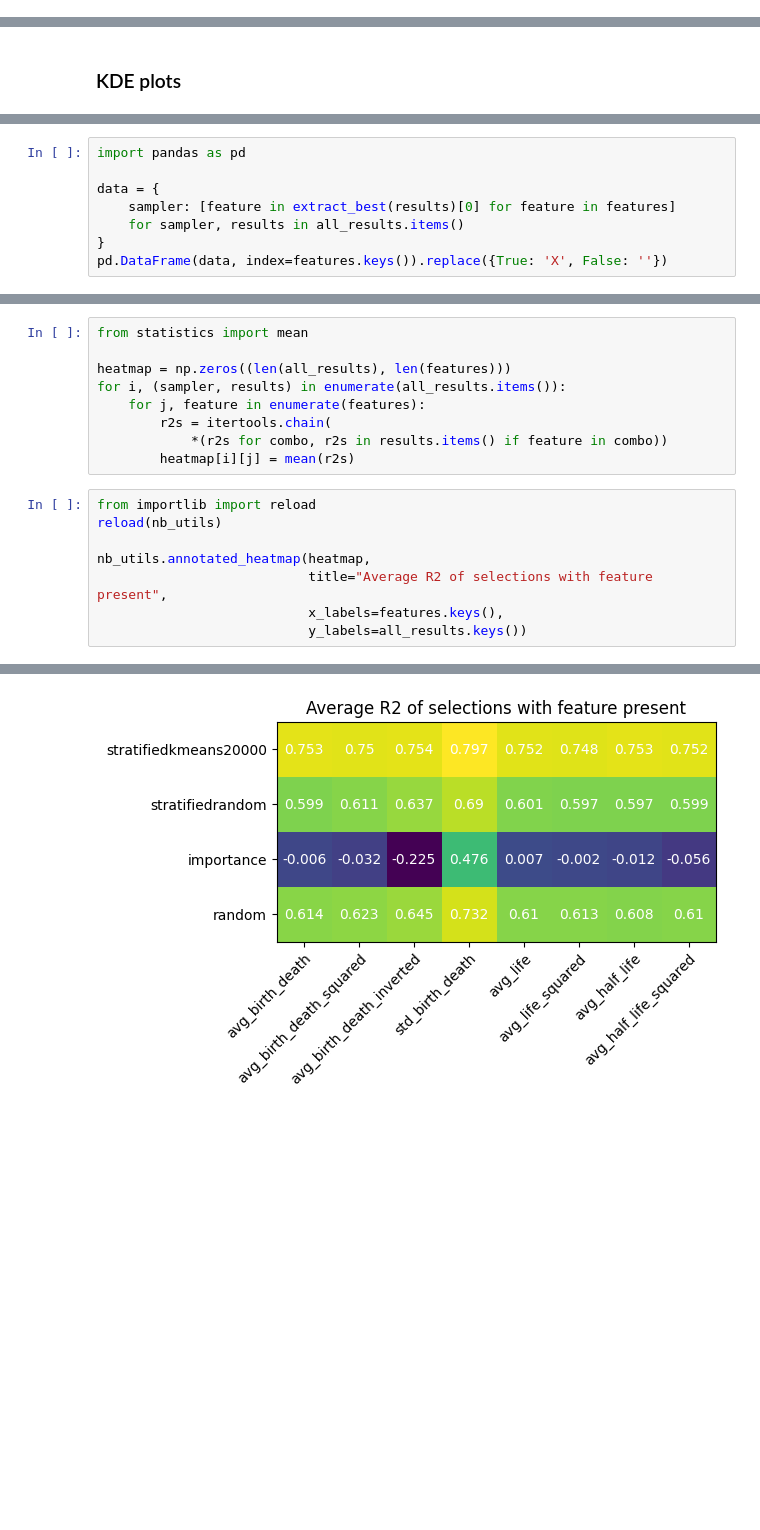
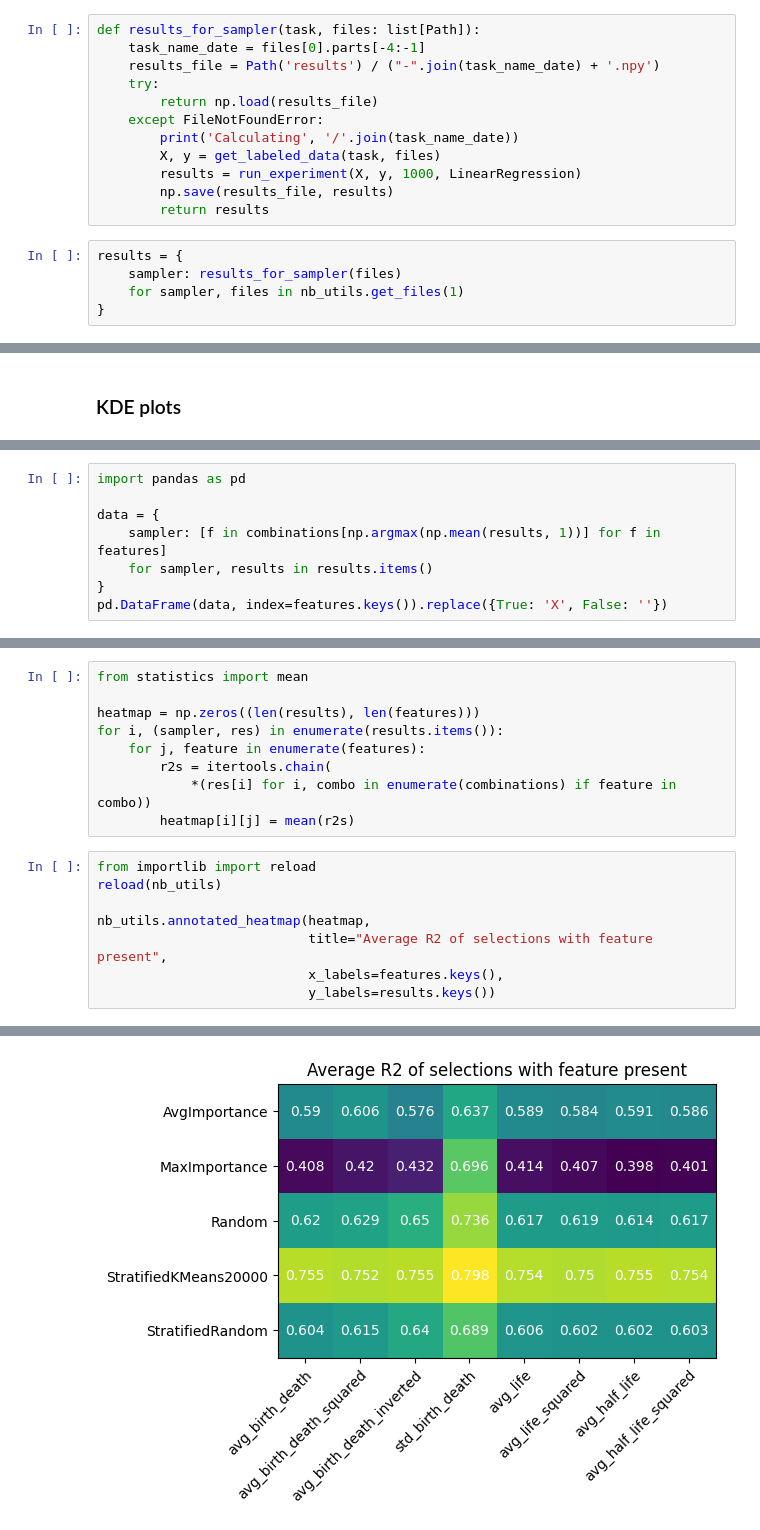
Before and after one commit to carpelli/tfm, a Jupyter notebook: tfm/notebooks/regression.ipynb, the cells around one changed output, grey strips where cells are left out. Cells and saved outputs as stored; diff of their text form; blank space fills up the shorter version.

```diff
--- a/tfm/notebooks/regression.ipynb
+++ b/tfm/notebooks/regression.ipynb
@@ -143,0 +87,17 @@ Best selection: 0.8454333399319021
+# %%
+def results_for_sampler(task, files: list[Path]):
+	task_name_date = files[0].parts[-4:-1]
+	results_file = Path('results') / ("-".join(task_name_date) + '.npy')
+	try:
+		return np.load(results_file)
+	except FileNotFoundError:
+		print('Calculating', '/'.join(task_name_date))
+		X, y = get_labeled_data(task, files)
+		results = run_experiment(X, y, 1000, LinearRegression)
+		np.save(results_file, results)
+		return results
+# %%
+results = {
+	sampler: results_for_sampler(files)
+	for sampler, files in nb_utils.get_files(1)
+}
@@ -164,8 +157,8 @@ for ax, (title, extract) in zip(axs, types.items()):
 import pandas as pd
 
 data = {
-	sampler: [feature in extract_best(results)[0] for feature in features]
-	for sampler, results in all_results.items()
+	sampler: [f in combinations[np.argmax(np.mean(results, 1))] for f in features]
+	for sampler, results in results.items()
 }
 pd.DataFrame(data, index=features.keys()).replace({True: 'X', False: ''})
 # %% [output]
@@ -185,21 +174,21 @@ dict
 # %%
 from statistics import mean
 
-heatmap = np.zeros((len(all_results), len(features)))
-for i, (sampler, results) in enumerate(all_results.items()):
+heatmap = np.zeros((len(results), len(features)))
+for i, (sampler, res) in enumerate(results.items()):
 	for j, feature in enumerate(features):
 		r2s = itertools.chain(
-			*(r2s for combo, r2s in results.items() if feature in combo))
+			*(res[i] for i, combo in enumerate(combinations) if feature in combo))
 		heatmap[i][j] = mean(r2s)
 # %%
 from importlib import reload
 reload(nb_utils)
 
 nb_utils.annotated_heatmap(heatmap,
 						   title="Average R2 of selections with feature present",
 						   x_labels=features.keys(),
-						   y_labels=all_results.keys())
+						   y_labels=results.keys())
 # %% [output]
 (<Figure size 640x480 with 1 Axes>,
  <AxesSubplot: title={'center': 'Average R2 of selections with feature present'}>)
-[figure, old version]
+[figure, new version]
```
Also changed, not shown: parts of 18 cells of this notebook, 3 other files.
